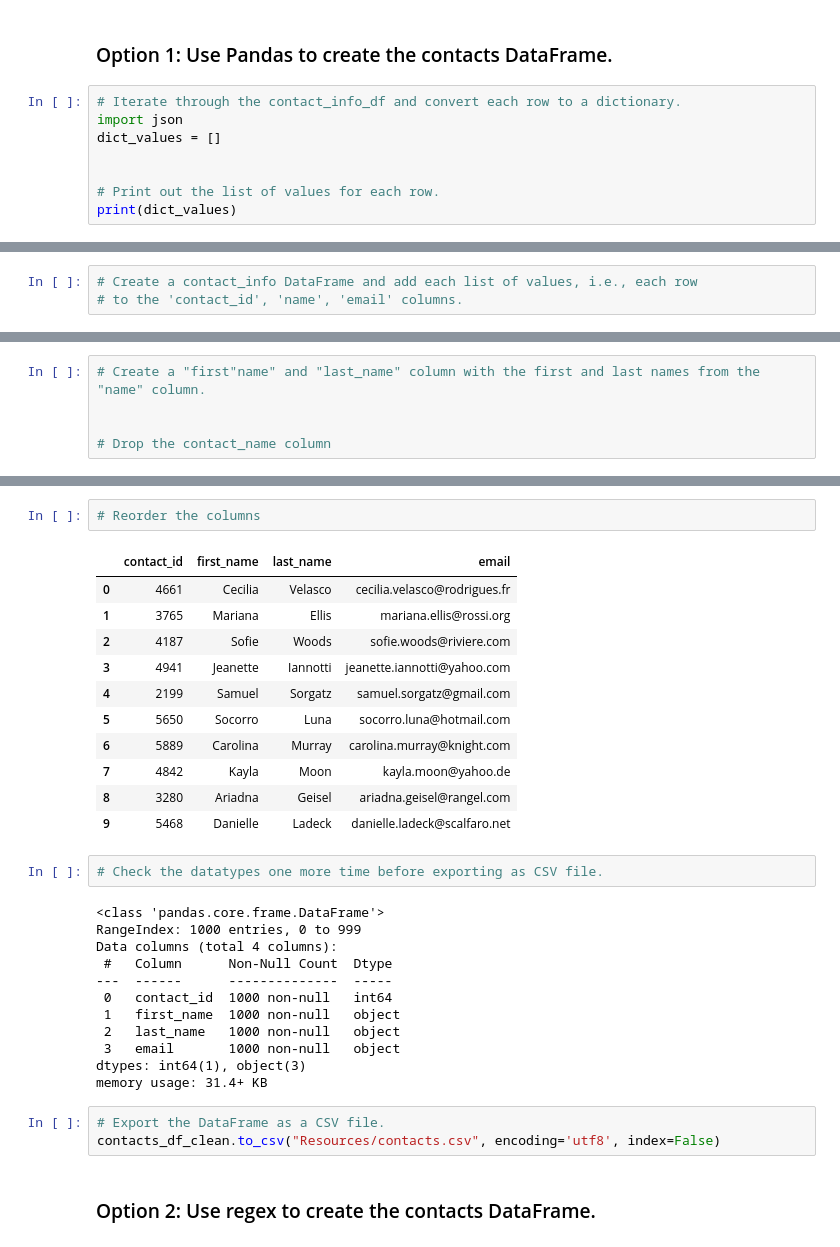
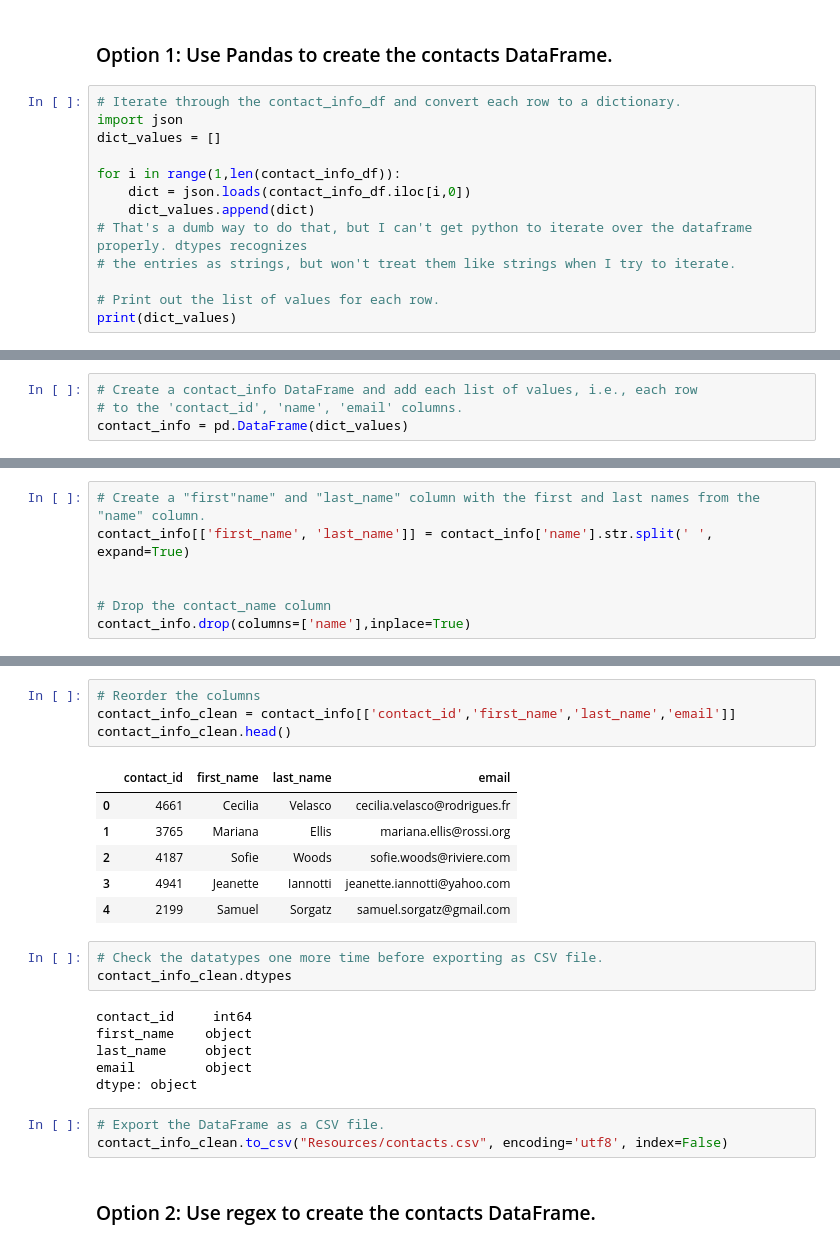
Before and after one commit to jlyadon/Crowdfunding_ETL, a Jupyter notebook: Project_2_Code.ipynb, the cells around one changed output, grey strips where cells are left out. Cells and saved outputs as stored; diff of their text form.

```diff
--- a/Project_2_Code.ipynb
+++ b/Project_2_Code.ipynb
@@ -304,6 +306,11 @@ Then export the DataFrame as a `contacts.csv` CSV file.
 import json
 dict_values = []
 
+for i in range(1,len(contact_info_df)):
+    dict = json.loads(contact_info_df.iloc[i,0])
+    dict_values.append(dict)
+# That's a dumb way to do that, but I can't get python to iterate over the dataframe properly. dtypes recognizes
+# the entries as strings, but won't treat them like strings when I try to iterate.
 
 # Print out the list of values for each row.
 print(dict_values)
@@ -312,3 +319,4 @@ print(dict_values)
 # %%
 # Create a contact_info DataFrame and add each list of values, i.e., each row
 # to the 'contact_id', 'name', 'email' columns.
+contact_info = pd.DataFrame(dict_values)
@@ -335,5 +331,7 @@ memory usage: 23.6+ KB
 # %%
 # Create a "first"name" and "last_name" column with the first and last names from the "name" column.
+contact_info[['first_name', 'last_name']] = contact_info['name'].str.split(' ', expand=True)
 
 
 # Drop the contact_name column
+contact_info.drop(columns=['name'],inplace=True)
@@ -352,34 +338,26 @@ memory usage: 23.6+ KB
 # %%
 # Reorder the columns
+contact_info_clean = contact_info[['contact_id','first_name','last_name','email']]
+contact_info_clean.head()
 # %% [output]
 |  | contact_id | first_name | last_name | email |
 | 0 | 4661 | Cecilia | Velasco | cecilia.velasco@rodrigues.fr |
 | 1 | 3765 | Mariana | Ellis | mariana.ellis@rossi.org |
 | 2 | 4187 | Sofie | Woods | sofie.woods@riviere.com |
 | 3 | 4941 | Jeanette | Iannotti | jeanette.iannotti@yahoo.com |
 | 4 | 2199 | Samuel | Sorgatz | samuel.sorgatz@gmail.com |
-| 5 | 5650 | Socorro | Luna | socorro.luna@hotmail.com |
-| 6 | 5889 | Carolina | Murray | carolina.murray@knight.com |
-| 7 | 4842 | Kayla | Moon | kayla.moon@yahoo.de |
-| 8 | 3280 | Ariadna | Geisel | ariadna.geisel@rangel.com |
-| 9 | 5468 | Danielle | Ladeck | danielle.ladeck@scalfaro.net |
 # %%
 # Check the datatypes one more time before exporting as CSV file.
+contact_info_clean.dtypes
 # %% [output]
-<class 'pandas.core.frame.DataFrame'>
-RangeIndex: 1000 entries, 0 to 999
-Data columns (total 4 columns):
- #   Column      Non-Null Count  Dtype
----  ------      --------------  -----
- 0   contact_id  1000 non-null   int64
- 1   first_name  1000 non-null   object
- 2   last_name   1000 non-null   object
- 3   email       1000 non-null   object
-dtypes: int64(1), object(3)
-memory usage: 31.4+ KB
+contact_id     int64
+first_name    object
+last_name     object
+email         object
+dtype: object
 # %%
 # Export the DataFrame as a CSV file.
-contacts_df_clean.to_csv("Resources/contacts.csv", encoding='utf8', index=False)
+contact_info_clean.to_csv("Resources/contacts.csv", encoding='utf8', index=False)
 # %% [markdown]
 ### Option 2: Use regex to create the contacts DataFrame.
 # %%
```
Also changed, not shown: parts of 26 cells of this notebook, 4 other files.
